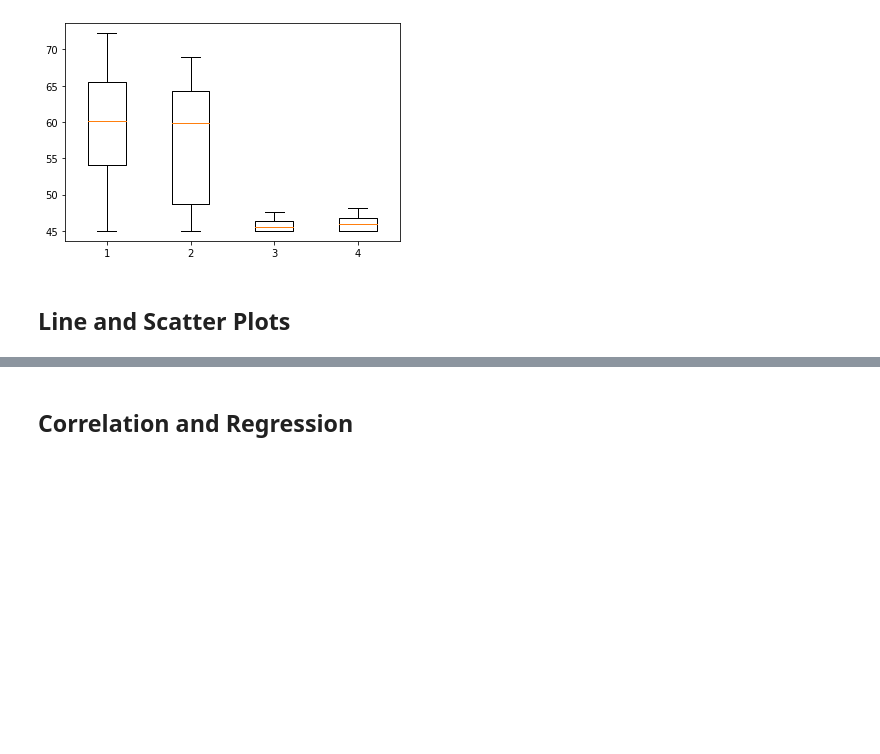
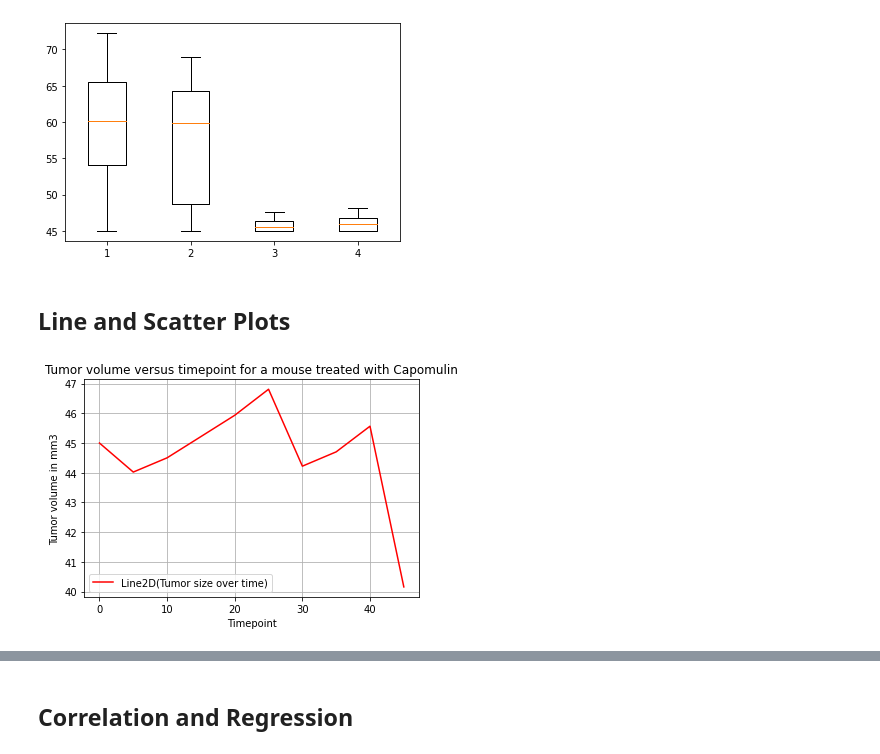
Before and after one commit to andersonmalloryk/Matplotlib-challenge, a Jupyter notebook: pymaceuticals_starter.ipynb, the cells around one changed output, grey strips where cells are left out. Cells and saved outputs as stored; diff of their text form; code cells hidden in the pictures; blank space fills up the shorter version.

```diff
--- a/pymaceuticals_starter.ipynb
+++ b/pymaceuticals_starter.ipynb
@@ -322,0 +326,23 @@ plt.show()
+# %%
+# Generate a line plot of tumor volume vs. time point for a mouse treated with Capomulin
+capomulin_results = clean_results.loc[(clean_results["Drug"] == "Capomulin")]
+
+#used a sample to pick a random mouse, the mouse given was g316
+#pick_a_mouse = capomulin_results.sample()
+
+mouse_g316 = capomulin_results.loc[(capomulin_results["Mouse ID"] == "g316")]
+mouse_g316.sort_values(by="Timepoint")
+
+time = mouse_g316["Timepoint"]
+tumor = mouse_g316["Tumor_volume"]
+
+mouse_line = plt.plot(time, tumor, color="red",label="Tumor size over time")
+
+plt.title("Tumor volume versus timepoint for a mouse treated with Capomulin")
+plt.xlabel("Timepoint")
+plt.ylabel("Tumor volume in mm3")
+plt.legend(mouse_line,loc="best")
+plt.grid()
+plt.show()
+# %% [output]
+[figure, added]
```
Also changed, not shown: parts of 7 cells of this notebook.
